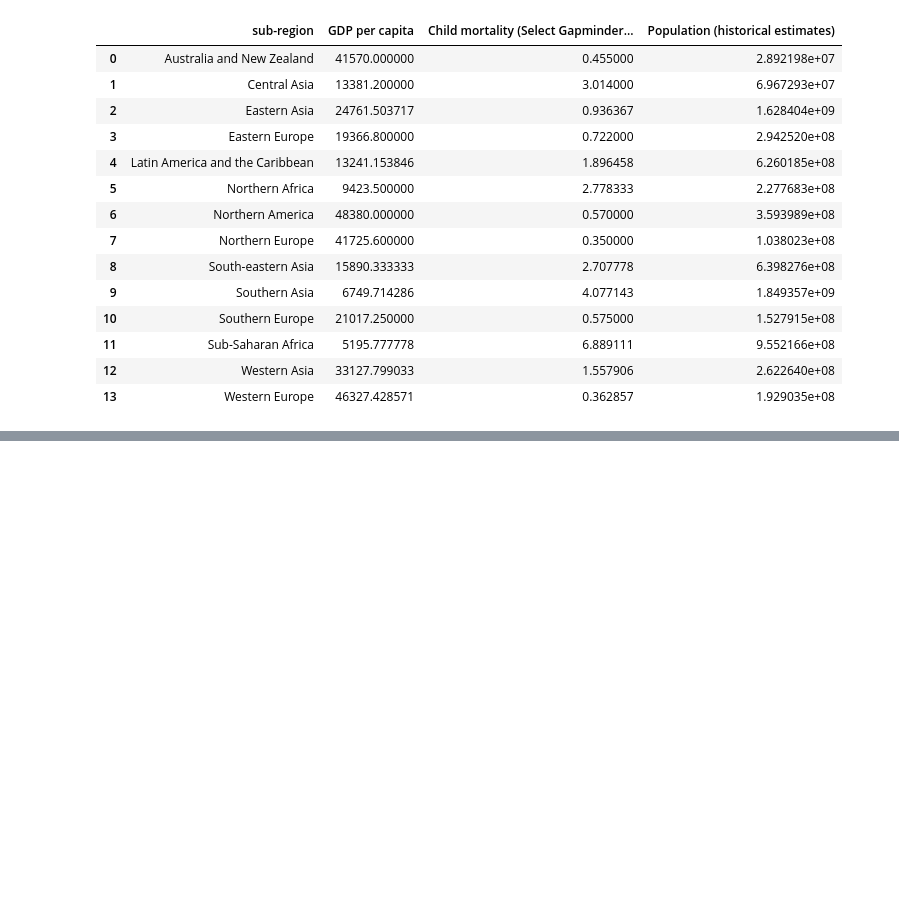
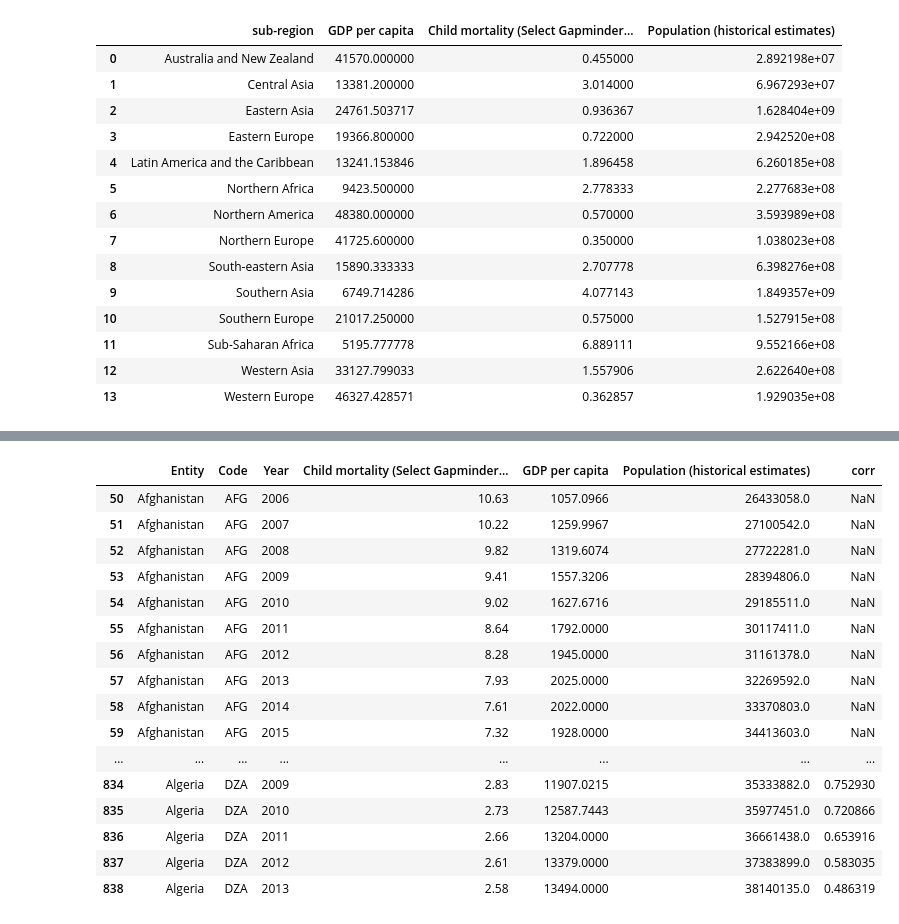
Before and after one commit to muhammadbadar1998/kaggle_projects, a Jupyter notebook: gdp_childmortality_EDA.ipynb, the cells around one changed output, grey strips where cells are left out. Saved outputs shown, nothing was run; the diff lists cells and outputs as text; code cells hidden in the pictures; blank space fills up the shorter version.

Commit message:
Kaggle Notebook | child_mortality and gdp per capita | Version 4

```diff
--- a/gdp_childmortality_EDA.ipynb
+++ b/gdp_childmortality_EDA.ipynb
@@ -187,3 +198,5 @@ fig.show()
 fig.write_html("region_gdp_childmortality_scatter.html")
 # %% [output]
 [interactive output not drawn]
+# %%
+df=df.loc[(df['Year'] >= 2006) & (df['Year'] <= 2016)]
@@ -189,0 +223,22 @@ fig.write_html("region_gdp_childmortality_scatter.html")
+# %%
+df['corr']=df['Child mortality (Select Gapminder, v10) (2017)'].rolling(11).corr(df['GDP per capita'])
+# %%
+df.head(30)
+# %% [output]
+|  | Entity | Code | Year | Child mortality (Select Gapminder... | GDP per capita | Population (historical estimates) | corr |
+| 50 | Afghanistan | AFG | 2006 | 10.63 | 1057.0966 | 26433058.0 | NaN |
+| 51 | Afghanistan | AFG | 2007 | 10.22 | 1259.9967 | 27100542.0 | NaN |
+| 52 | Afghanistan | AFG | 2008 | 9.82 | 1319.6074 | 27722281.0 | NaN |
+| 53 | Afghanistan | AFG | 2009 | 9.41 | 1557.3206 | 28394806.0 | NaN |
+| 54 | Afghanistan | AFG | 2010 | 9.02 | 1627.6716 | 29185511.0 | NaN |
+| 55 | Afghanistan | AFG | 2011 | 8.64 | 1792.0000 | 30117411.0 | NaN |
+| 56 | Afghanistan | AFG | 2012 | 8.28 | 1945.0000 | 31161378.0 | NaN |
+| 57 | Afghanistan | AFG | 2013 | 7.93 | 2025.0000 | 32269592.0 | NaN |
+| 58 | Afghanistan | AFG | 2014 | 7.61 | 2022.0000 | 33370803.0 | NaN |
+| 59 | Afghanistan | AFG | 2015 | 7.32 | 1928.0000 | 34413603.0 | NaN |
+| ... | ... | ... | ... | ... | ... | ... | ... |
+| 834 | Algeria | DZA | 2009 | 2.83 | 11907.0215 | 35333882.0 | 0.752930 |
+| 835 | Algeria | DZA | 2010 | 2.73 | 12587.7443 | 35977451.0 | 0.720866 |
+| 836 | Algeria | DZA | 2011 | 2.66 | 13204.0000 | 36661438.0 | 0.653916 |
+| 837 | Algeria | DZA | 2012 | 2.61 | 13379.0000 | 37383899.0 | 0.583035 |
+| 838 | Algeria | DZA | 2013 | 2.58 | 13494.0000 | 38140135.0 | 0.486319 |
```
Also changed, not shown: parts of 8 cells of this notebook.
